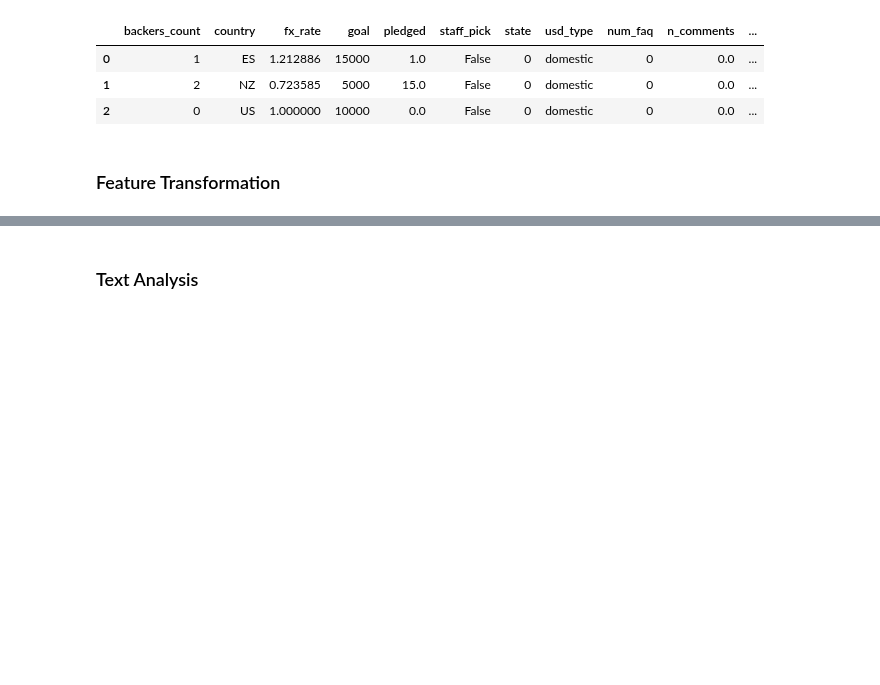
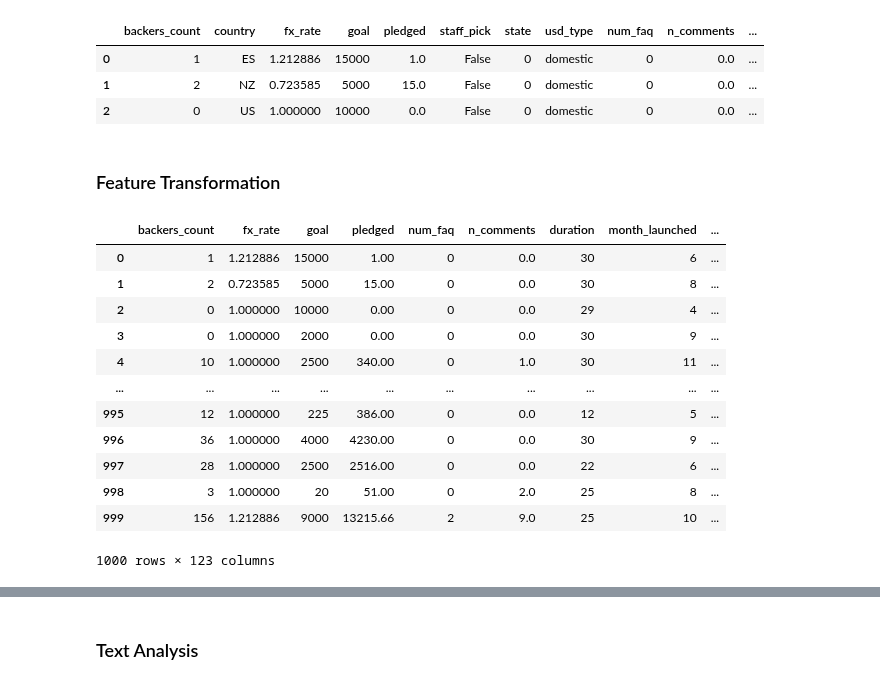
Before and after one commit to chuabern/BT4222_GrpProject, a Jupyter notebook: Decision Tree.ipynb, the cells around one changed output, grey strips where cells are left out. Drawn from its saved outputs; the diff is of its cells as text; code cells hidden in the pictures; blank space fills up the shorter version.

```diff
--- a/Decision Tree.ipynb
+++ b/Decision Tree.ipynb
@@ -119 +122,17 @@ OHE_df = OHE_df.drop(categorical_cols, axis= 1)
 OHE_train, OHE_test, y_train, y_test = model_selection.train_test_split(OHE_df, y, test_size=0.2, random_state=2019)
+# %%
+OHE_df
+# %% [output]
+|  | backers_count | fx_rate | goal | pledged | num_faq | n_comments | duration | month_launched | ... |
+| 0 | 1 | 1.212886 | 15000 | 1.00 | 0 | 0.0 | 30 | 6 | ... |
+| 1 | 2 | 0.723585 | 5000 | 15.00 | 0 | 0.0 | 30 | 8 | ... |
+| 2 | 0 | 1.000000 | 10000 | 0.00 | 0 | 0.0 | 29 | 4 | ... |
+| 3 | 0 | 1.000000 | 2000 | 0.00 | 0 | 0.0 | 30 | 9 | ... |
+| 4 | 10 | 1.000000 | 2500 | 340.00 | 0 | 1.0 | 30 | 11 | ... |
+| ... | ... | ... | ... | ... | ... | ... | ... | ... | ... |
+| 995 | 12 | 1.000000 | 225 | 386.00 | 0 | 0.0 | 12 | 5 | ... |
+| 996 | 36 | 1.000000 | 4000 | 4230.00 | 0 | 0.0 | 30 | 9 | ... |
+| 997 | 28 | 1.000000 | 2500 | 2516.00 | 0 | 0.0 | 22 | 6 | ... |
+| 998 | 3 | 1.000000 | 20 | 51.00 | 0 | 2.0 | 25 | 8 | ... |
+| 999 | 156 | 1.212886 | 9000 | 13215.66 | 2 | 9.0 | 25 | 10 | ... |
+1000 rows × 123 columns
```
Also changed, not shown: parts of 12 cells of this notebook.
